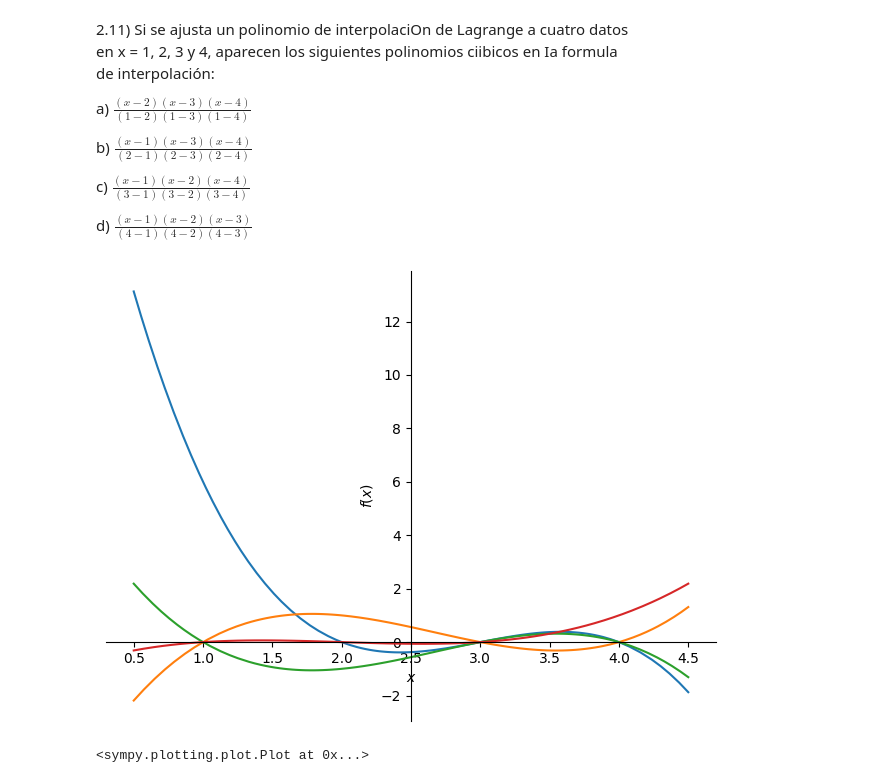
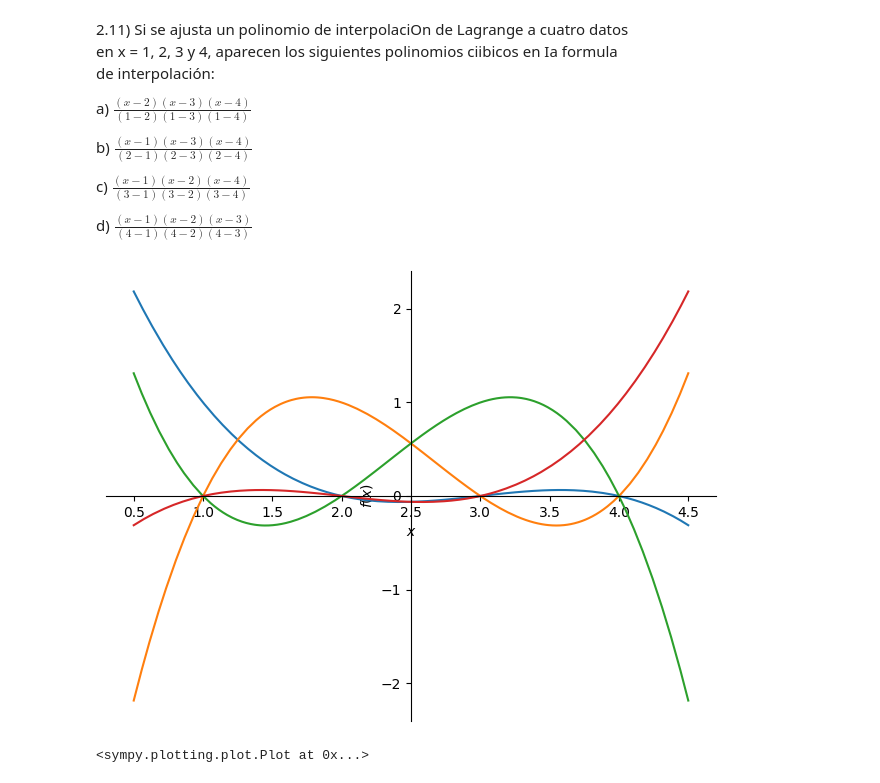
Before and after one commit to egroj97/AnalisisNumerico2023, a Jupyter notebook: tarea2.ipynb, the cells around one changed output. Cells and saved outputs as stored; diff of their text form; code cells hidden in the pictures.

```diff
--- a/tarea2.ipynb
+++ b/tarea2.ipynb
@@ -48,12 +95,12 @@ c) $\frac{(x-1)(x-2)(x-4)}{(3-1)(3-2)(3-4)}$
 d) $\frac{(x-1)(x-2)(x-3)}{(4-1)(4-2)(4-3)}$
 # %%
 x = sympy.symbols('x')
-f1 = ((x - 2) * (x - 3) * (x - 4))/((1 - 2) * (1 - 2) * (3 - 4))
+f1 = ((x - 2) * (x - 3) * (x - 4))/((1 - 2) * (1 - 3) * (1 - 4))
 f2 = ((x - 1) * (x - 3) * (x - 4))/((2 - 3) * (2 - 1) * (2 - 4))
-f3 = ((x - 1) * (x - 3) * (x - 4))/((3 - 1) * (3 - 2) * (3 - 4))
+f3 = ((x - 1) * (x - 2) * (x - 4))/((3 - 1) * (3 - 2) * (3 - 4))
 f4 = ((x - 1) * (x - 2) * (x - 3))/((4 - 1) * (4 - 2) * (4 - 3))
 
 sympy.plot(f1, f2, f3, f4, (x, 0.5, 4.5))
 # %% [output]
-[figure, old version]
+[figure, new version]
 <sympy.plotting.plot.Plot at 0x...>
```
Also changed, not shown: parts of 12 cells of this notebook.
